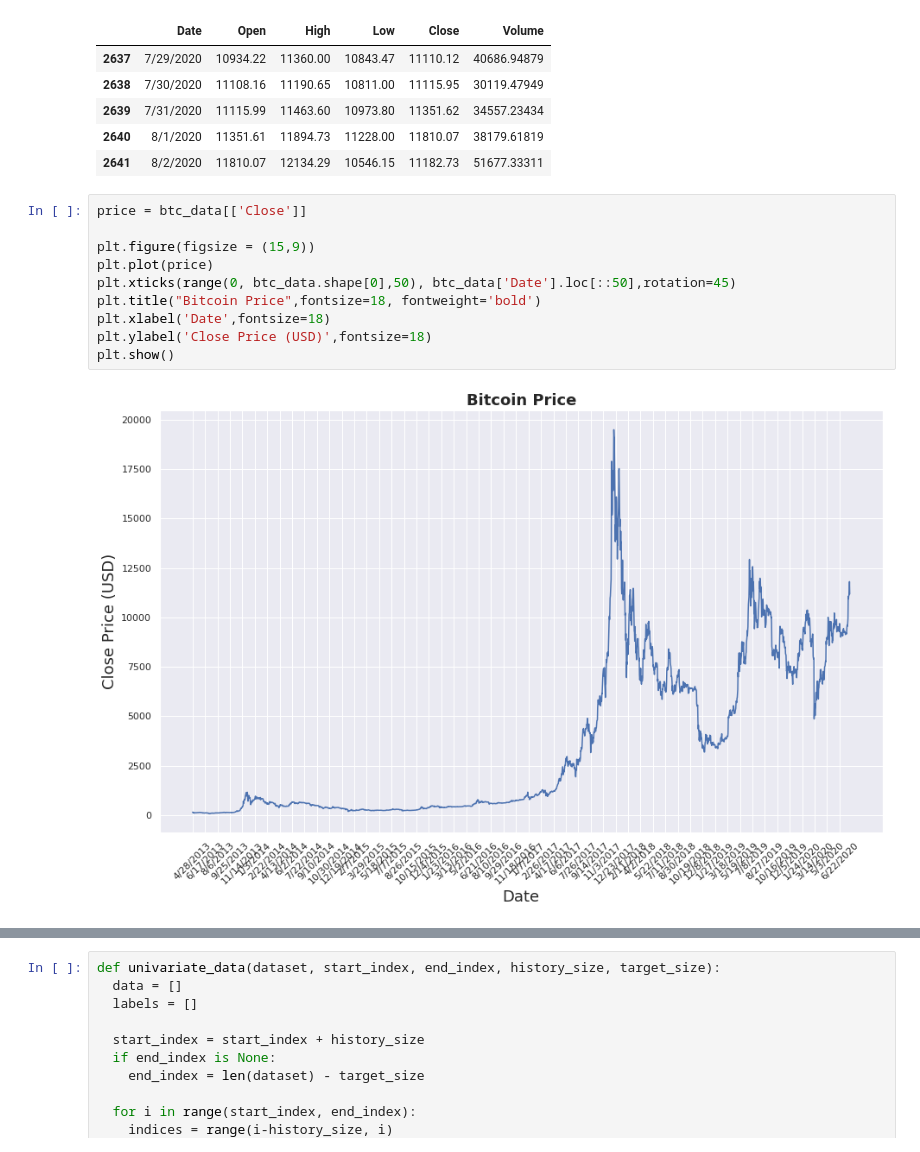
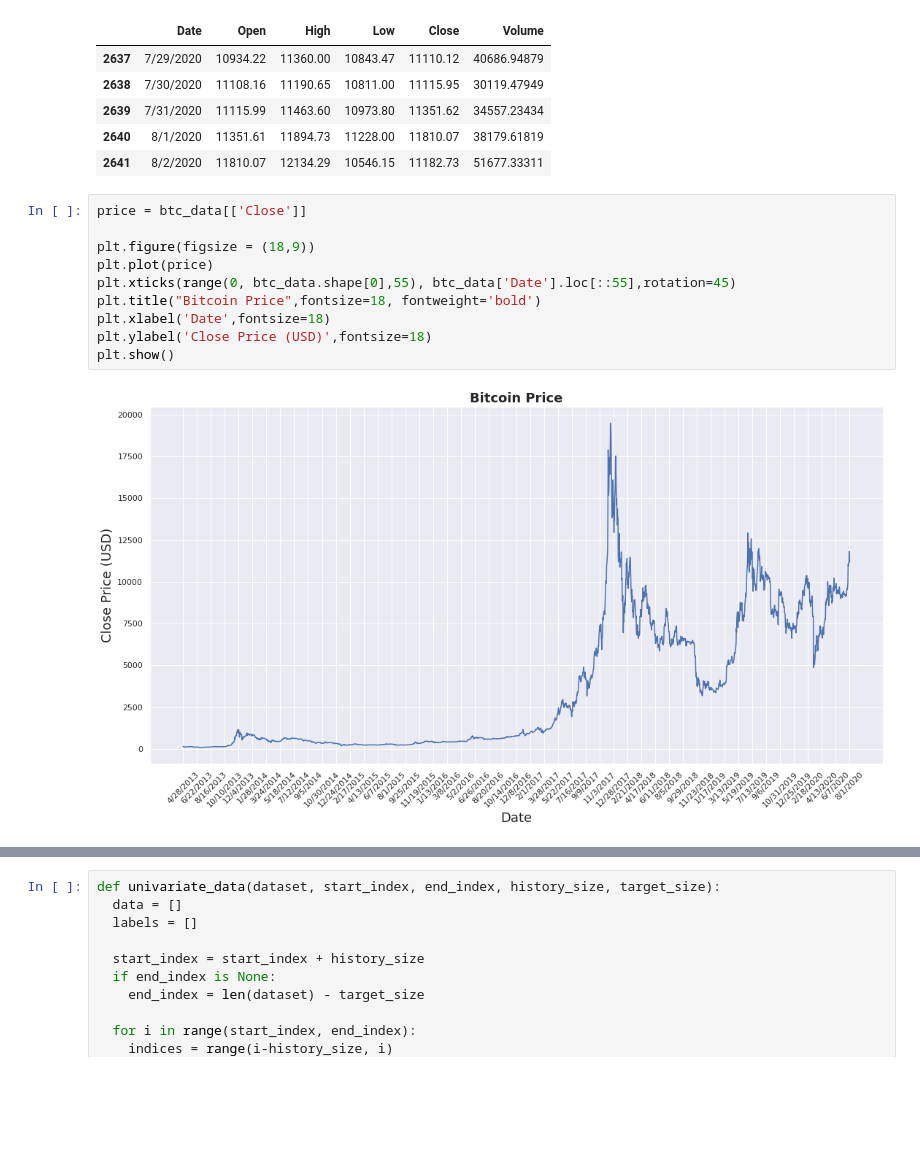
Before and after one commit to jarodchristiansen/PythonProjects, a Jupyter notebook: Historic_Crypto_Puller.ipynb, the cells around one changed output, grey strips where cells are left out. Saved outputs shown, nothing was run; the diff lists cells and outputs as text; blank space fills up the shorter version.

```diff
--- a/Historic_Crypto_Puller.ipynb
+++ b/Historic_Crypto_Puller.ipynb
@@ -241,15 +237,15 @@ btc_data.tail()
 # %%
 price = btc_data[['Close']]
 
-plt.figure(figsize = (15,9))
+plt.figure(figsize = (18,9))
 plt.plot(price)
-plt.xticks(range(0, btc_data.shape[0],50), btc_data['Date'].loc[::50],rotation=45)
+plt.xticks(range(0, btc_data.shape[0],55), btc_data['Date'].loc[::55],rotation=45)
 plt.title("Bitcoin Price",fontsize=18, fontweight='bold')
 plt.xlabel('Date',fontsize=18)
 plt.ylabel('Close Price (USD)',fontsize=18)
 plt.show()
 # %% [output]
-[figure, old version]
+[figure, new version]
 # %%
 price.info()
 # %% [output]
```
Also changed, not shown: parts of 26 cells of this notebook.
